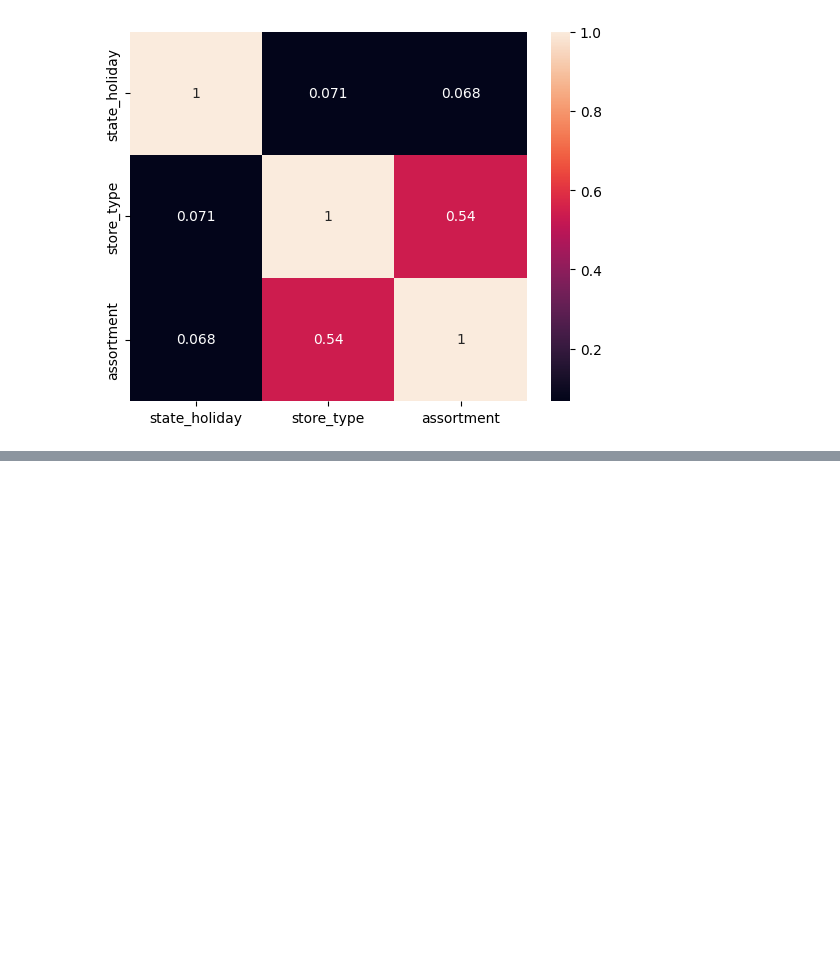
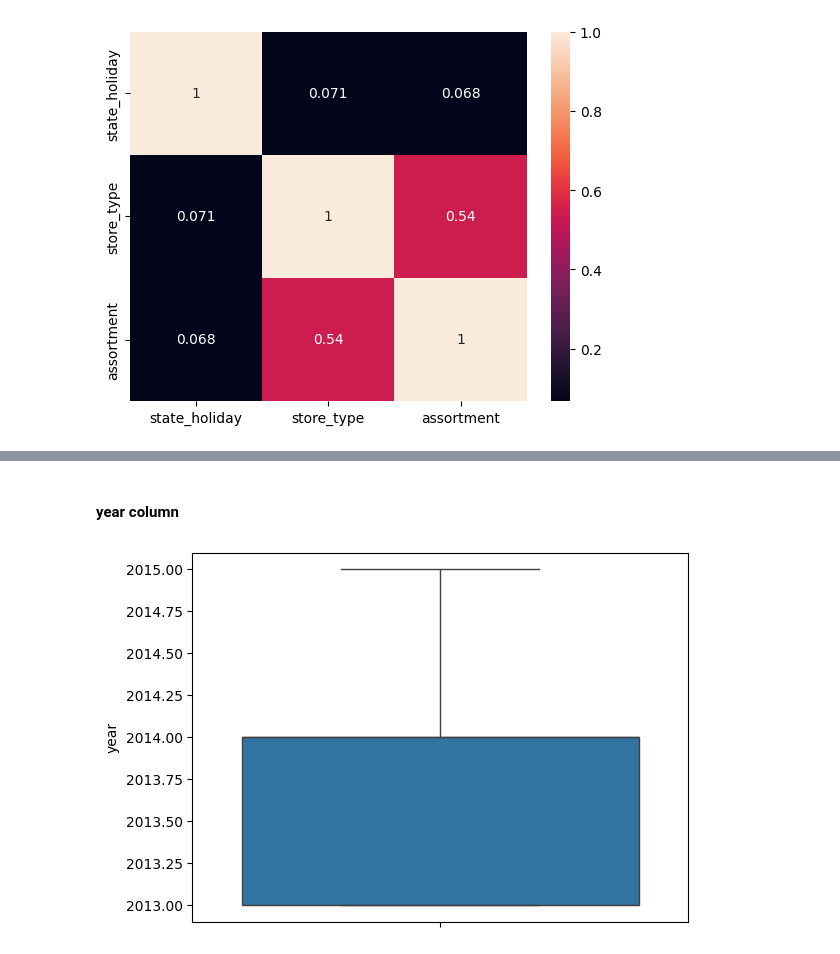
Before and after one commit to mendesdata/rossmann_store_sales, a Jupyter notebook: notebooks/rossmann.ipynb, the cells around one changed output, grey strips where cells are left out. Saved outputs shown, nothing was run; the diff lists cells and outputs as text; code cells hidden in the pictures; blank space fills up the shorter version.

```diff
--- a/notebooks/rossmann.ipynb
+++ b/notebooks/rossmann.ipynb
@@ -903,0 +928,11 @@ sns.heatmap( df, annot=True);
+# %% [markdown]
+#### year column
+# %%
+# Few outliers
+sns.boxplot( df4['year'] );
+
+# Apply MinMaxScaler
+mms = MinMaxScaler()
+df4['year'] = mms.fit_transform( df4[['year']].values )
+# %% [output]
+[figure, added]
```
Also changed, not shown: parts of 43 cells of this notebook.
